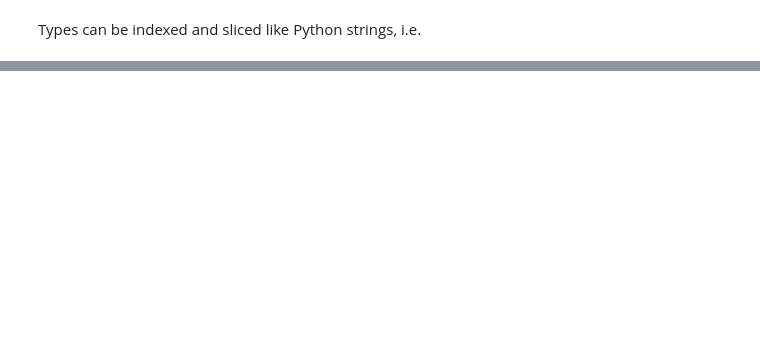
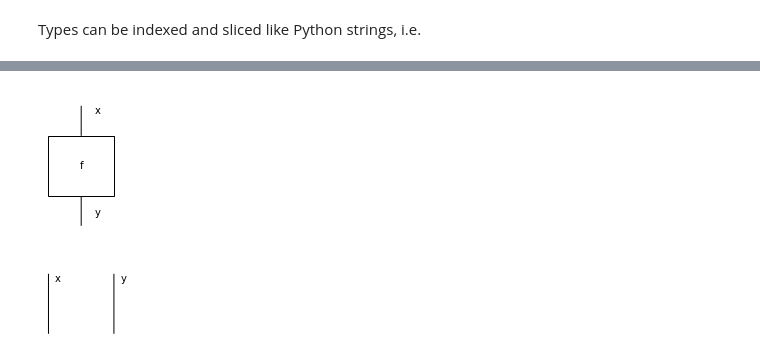
Before and after one commit to cnm13ryan/discopy, a Jupyter notebook: docs/notebooks/diagrams.ipynb, the cells around one changed output, grey strips where cells are left out. Cells and saved outputs as stored; diff of their text form; code cells hidden in the pictures; blank space fills up the shorter version.

```diff
--- a/docs/notebooks/diagrams.ipynb
+++ b/docs/notebooks/diagrams.ipynb
@@ -439,0 +487,15 @@ assert diagram == f @ f_
+# %%
+# Unit
+assert Diagram.id(x) >> f == f == f >> Diagram.id(y)
+assert Ty()          @  f == f == f @  Ty()
+
+f.draw(figsize=(1, 2))
+# %% [output]
+[figure, added]
+# %%
+# Identity interchange
+assert Diagram.id(x) @ Diagram.id(y) == Diagram.id(x @ y)
+
+Diagram.id(x @ y).draw(figsize=(1, 1))
+# %% [output]
+[figure, added]
```
Also changed, not shown: parts of 33 cells of this notebook.
